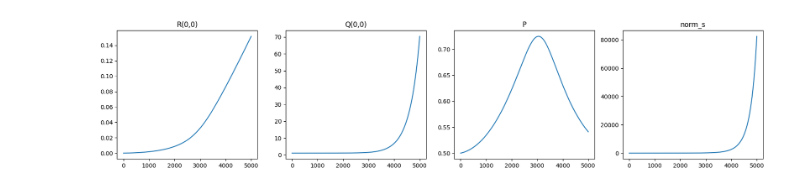
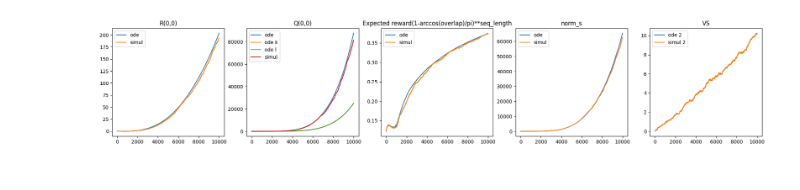
Before and after one commit to jinhl9/saad-solla-composition, a Jupyter notebook: composite_learning/Hierarchical_ODE.ipynb, the cells around one changed output. Saved outputs shown, nothing was run; the diff lists cells and outputs as text; code cells hidden in the pictures.

```diff
--- a/composite_learning/Hierarchical_ODE.ipynb
+++ b/composite_learning/Hierarchical_ODE.ipynb
@@ -32,6 +36,16 @@ _, students_base, _, student_cs_base = initialize_nets()
 # %%
-VT = np.array([-0.3046, -2.6676,  2.3400,  0.5646])
-VS = np.array([-0.2555,  0.6582,  0.5390,  1.1411])
-ode = solver.ode.HierarchicalODESolver(VS = VS, VT = VT, lr_w = 0.1, lr_v = 1, seq_length = 2, delta = 10, N=900)
+
+ode = solver.ode.HierarchicalODESolver2(VS = VS, VT = VT, students = ode_students, teachers = ode_teachers,
+                                       lr_w = 10, lr_v = 1, seq_length = 3, delta = 10, N=1000)
-# %%
-ode.train(5000, 1)
+# %%
+base_solver = solver.TwoPhaseContextSolver(teachers = teachers, \
+                                          students = students, context_teacher = teacher_cs,
+                                          context_student = student_cs, dataloaders = [dataloader,dataloader], logdir = None)
+base_solver.lr2_w = 10
+base_solver.lr2_v = 1
+base_solver.update_frequency = 1
+base_solver.phase1 = False
+base_solver.phase2 = True
+base_solver._setup_history()
+base_solver.dw = []
+base_solver.dv = []
@@ -38,23 +65,59 @@ ode.train(5000, 1)
 # %%
+_ode = True
+_simul = True
+i,j = [0,0]
+fig2 = plt.figure(figsize=(24, 4))
+ax1 = plt.subplot(151)
+R=[k[i,j] for k in ode.history['R']]
+RR=[k[i,j] for k in base_solver.history['phase2']['R']]
+if _ode:
+    ax1.plot(R, label = 'ode')
+if _simul:
+    ax1.plot(RR, label = 'simul')
+ax1.set_title('R(0,0)')
+plt.legend()
+ax2 = plt.subplot(152)
 
-fig2 = plt.figure(figsize=(20, 4))
-ax1 = plt.subplot(141)
-R=[k[0,0] for k in ode.history['R']]
-ax1.plot(R)
-ax1.set_title('R(0,0)')
+Q=[k[i,j] for k in ode.history['Q']]
+Qk=[k[i,j] for k in ode.history['Qk']]
+Ql=[k[i,j] for k in ode.history['Ql']]
+Qkl=[k[i,j] for k in ode.history['Qkl']]
+QQ=[k[i,j] for k in base_solver.history['phase2']['Q']]
+if _ode:
+    ax2.plot(Q, label = 'ode')
+    ax2.plot(Qk, label = 'ode k')
+    ax2.plot(Ql, label = 'ode l ')
+    #ax2.plot(Qkl, label = 'ode kl')
+if _simul:
+    ax2.plot(QQ, label = 'simul')
+ax2.set_title('Q(0,0)')
+plt.legend()
+ax3 = plt.subplot(153)
+P=ode.history['P']
+PP=base_solver.history['phase2']['P']
+if _ode:
+    ax3.plot(np.power(P,3), label = 'ode')
+if _simul:
+    ax3.plot(np.power(PP,3), label = 'simul')
+ax3.set_title('Expected reward(1-arccos(overlap)/pi)**seq_length')
+plt.legend()
 
-ax2 = plt.subplot(142)
-Q=[k[0,0] for k in ode.history['Q']]
-ax2.plot(Q)
-ax2.set_title('Q(0,0)')
+ax4 = plt.subplot(154)
+ns=ode.history['norm_student']
+nss=base_solver.history['phase2']['norm_student']
+if _ode:
+    ax4.plot(ns, label = 'ode')
+if _simul:
+    ax4.plot(nss, label = 'simul')
+ax4.set_title('norm_s')
+plt.legend()
 
-ax3 = plt.subplot(143)
-P=ode.history['P']
-ax3.plot(P)
-ax3.set_title('P')
-
-ax4 = plt.subplot(144)
-ns=ode.history['norm_student']
-ax4.plot(ns)
-ax4.set_title('norm_s')
+ax5 = plt.subplot(155)
+i=2
+dv=[k[i] for k in ode.dVs]
+dvv=[k[i] for k in base_solver.dv]
+ax5.plot(np.cumsum(dv), label = f'ode {i}')
+ax5.plot(np.cumsum(dvv), label = f'simul {i}')
+ax5.set_title('VS')
+plt.legend()
 # %% [output]
@@ -62 +125 @@ Text(0.5, 1.0, 'norm_s')
-[figure, old version]
+[figure, new version]
```
Also changed, not shown: parts of 18 cells of this notebook, 2 other files.
